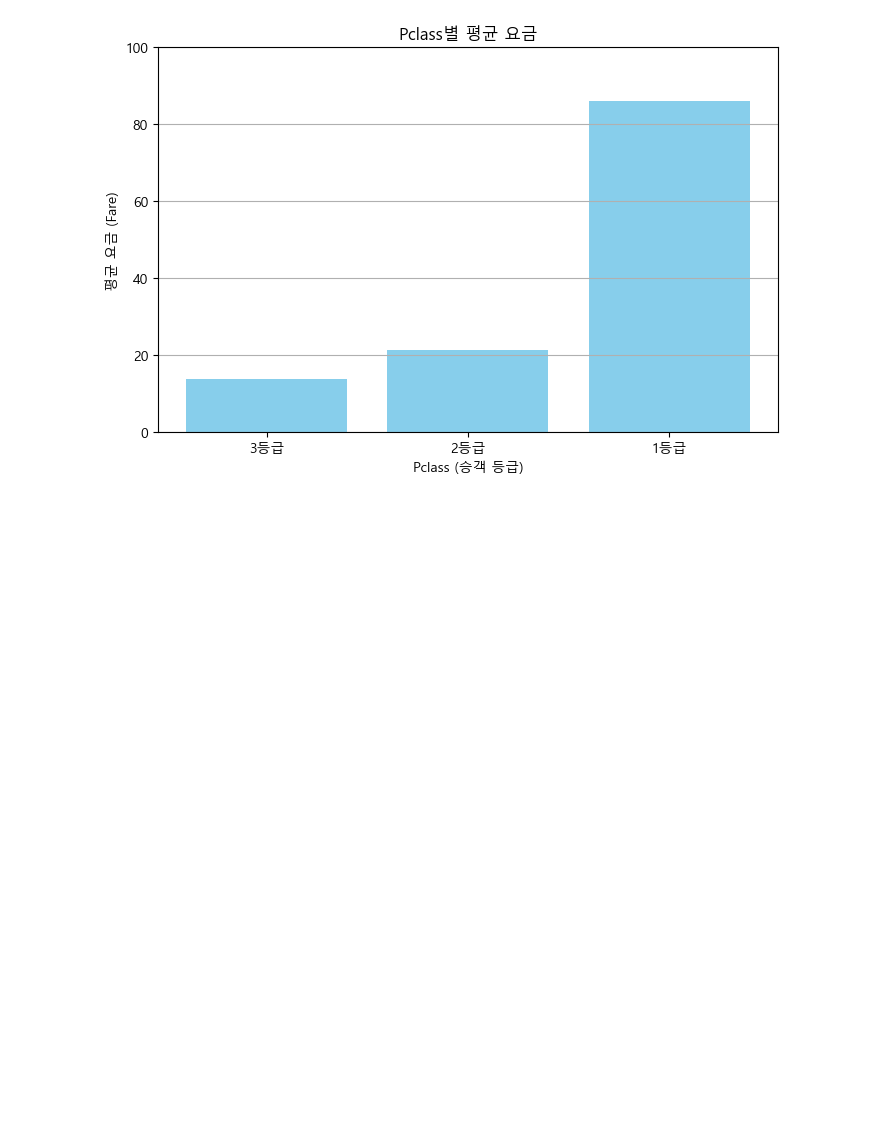
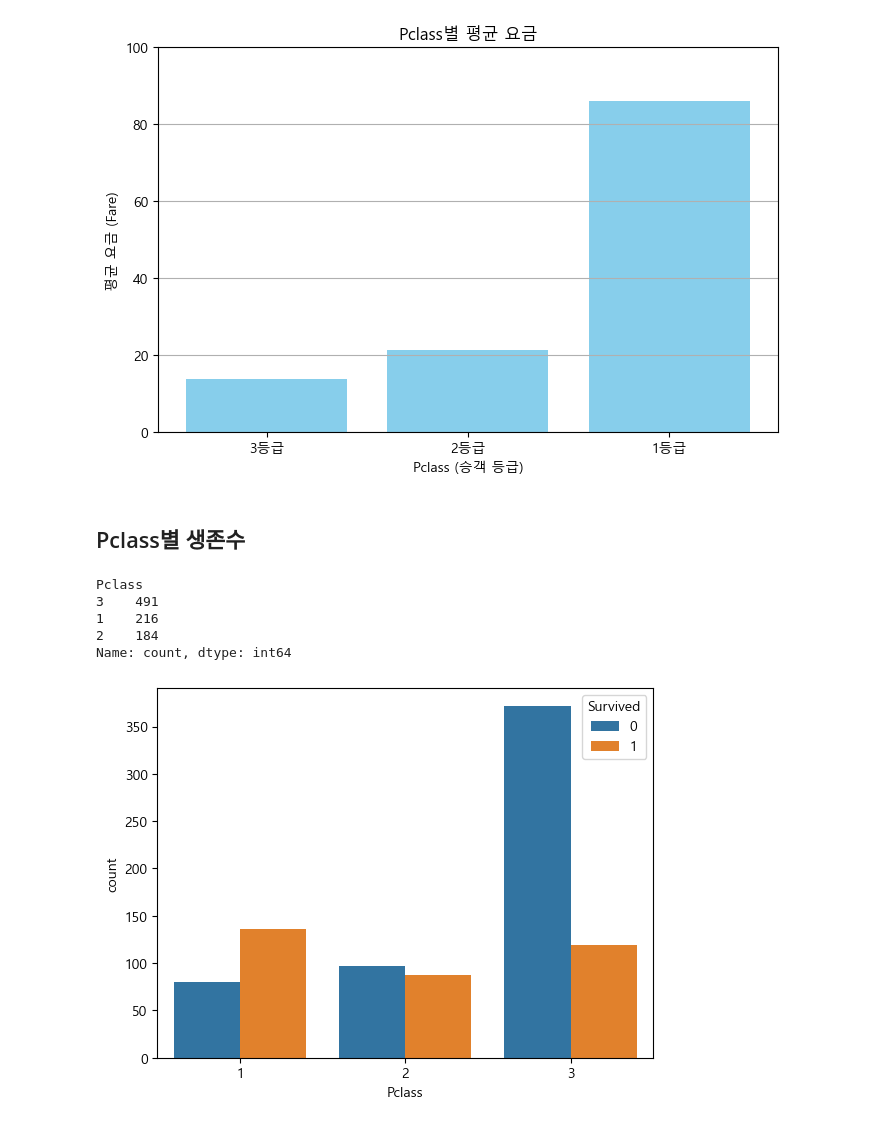
Before and after one commit to chasangho415/urban-enigma, a Jupyter notebook: assignment.ipynb, the cells around one changed output. Drawn from its saved outputs; the diff is of its cells as text; code cells hidden in the pictures; blank space fills up the shorter version.

```diff
--- a/assignment.ipynb
+++ b/assignment.ipynb
@@ -138,3 +110,15 @@ plt.grid(axis='y')
 plt.show()
 # %% [output]
 [figure]
+# %% [markdown]
+## Pclass별 생존수
+# %%
+print(df['Pclass'].value_counts())
+ax = sns.countplot(x = 'Pclass', hue = 'Survived',  data = df)
+# %% [output]
+Pclass
+3    491
+1    216
+2    184
+Name: count, dtype: int64
+[figure, added]
```
Also changed, not shown: parts of 19 cells of this notebook, 2 other files.
